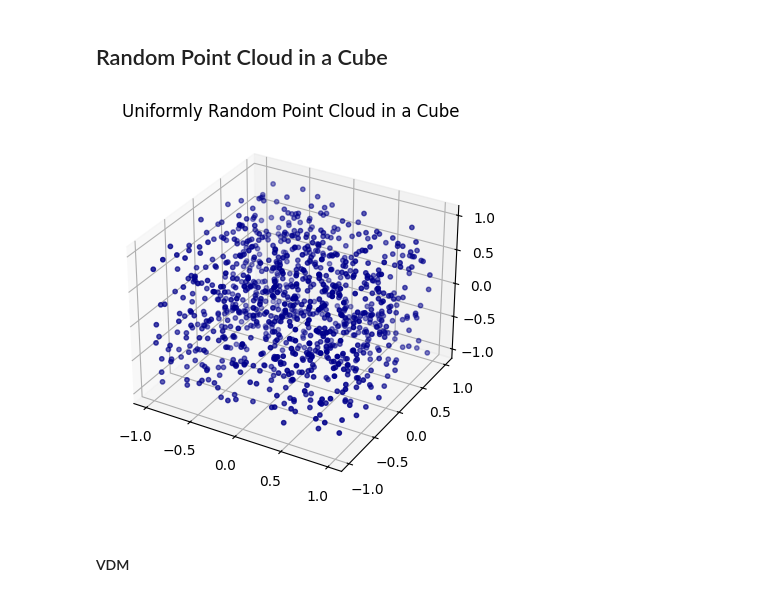
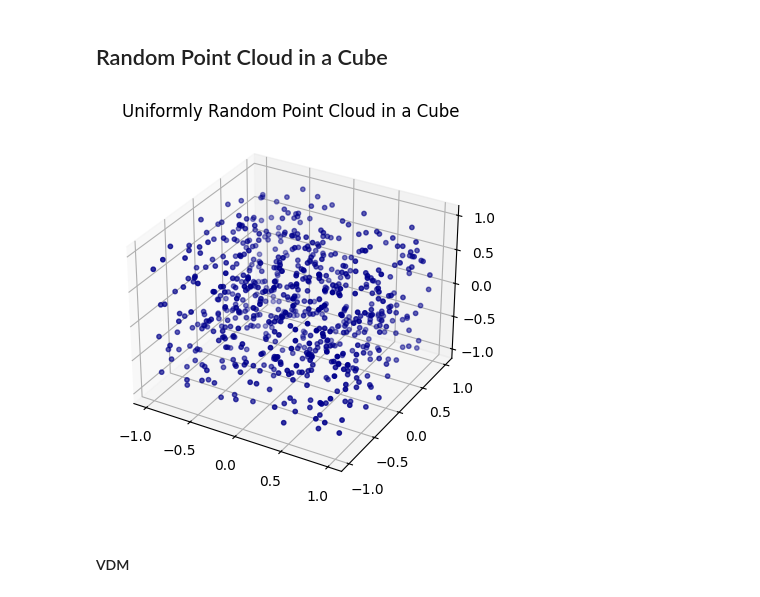
Before and after one commit to gmaurer08/sheaf-signal-processing, a Jupyter notebook: main.ipynb, the cells around one changed output. Saved outputs shown, nothing was run; the diff lists cells and outputs as text; code cells hidden in the pictures.

```diff
--- a/main.ipynb
+++ b/main.ipynb
@@ -23,17 +23,17 @@ np.random.seed(SEED)
 ## Random Point Cloud in a Cube
 # %%
 # Generate a cube in R^3 with uniformly random points
-N = 1000 # number of points in the cloud
+N = 700 # number of points in the cloud
 np.random.seed(6111983)
 cube_point_cloud = np.random.uniform(-1,1,N*3).reshape((N, 3)) # points
 # Plot the cube
 fig = plt.figure()
 ax = fig.add_subplot(projection='3d')
 ax.scatter(cube_point_cloud[:,0], cube_point_cloud[:,1], cube_point_cloud[:,2], marker='o', s=10, c='darkblue')
 plt.title('Uniformly Random Point Cloud in a Cube')
 plt.show()
 # %% [output]
-[figure, old version]
+[figure, new version]
 # %% [markdown]
 #### VDM
 # %%
```
Also changed, not shown: parts of 8 cells of this notebook, 2 other files.
